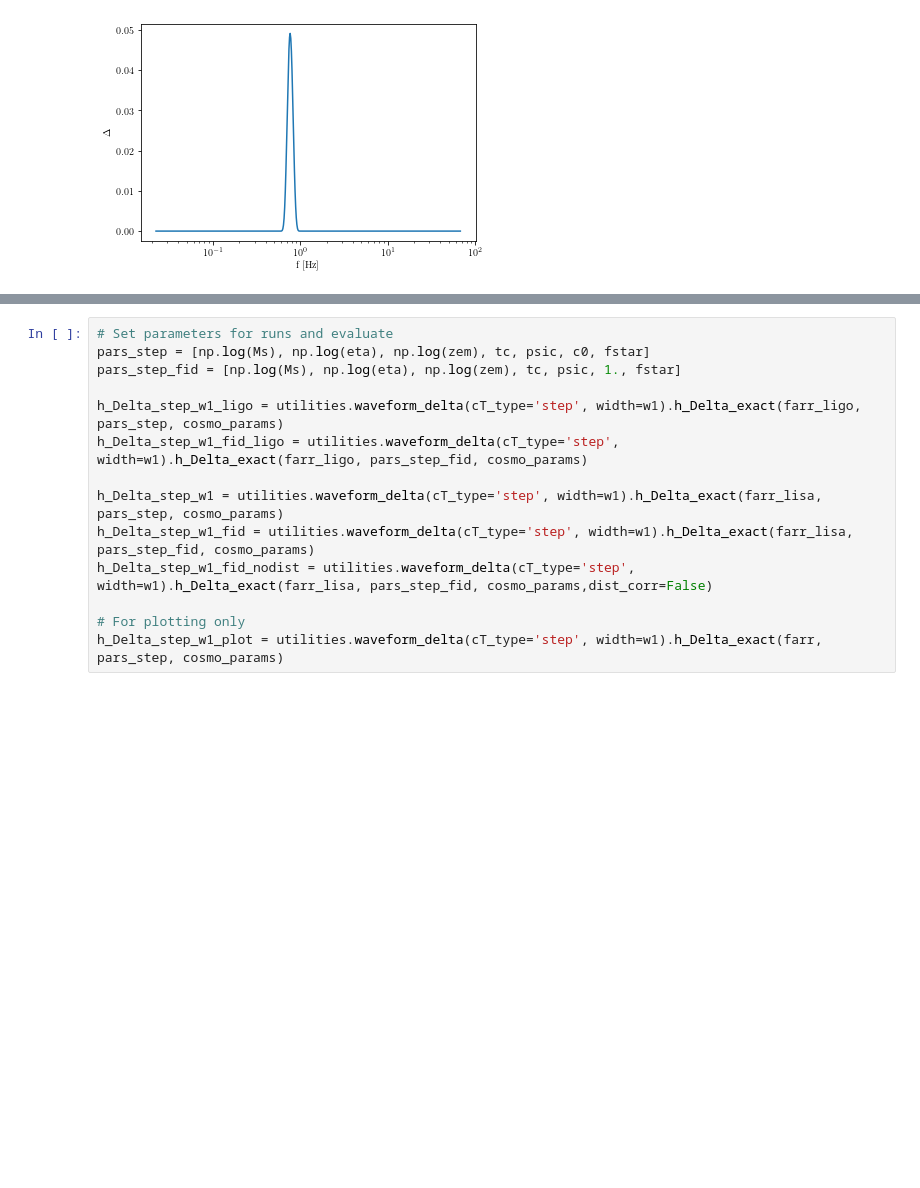
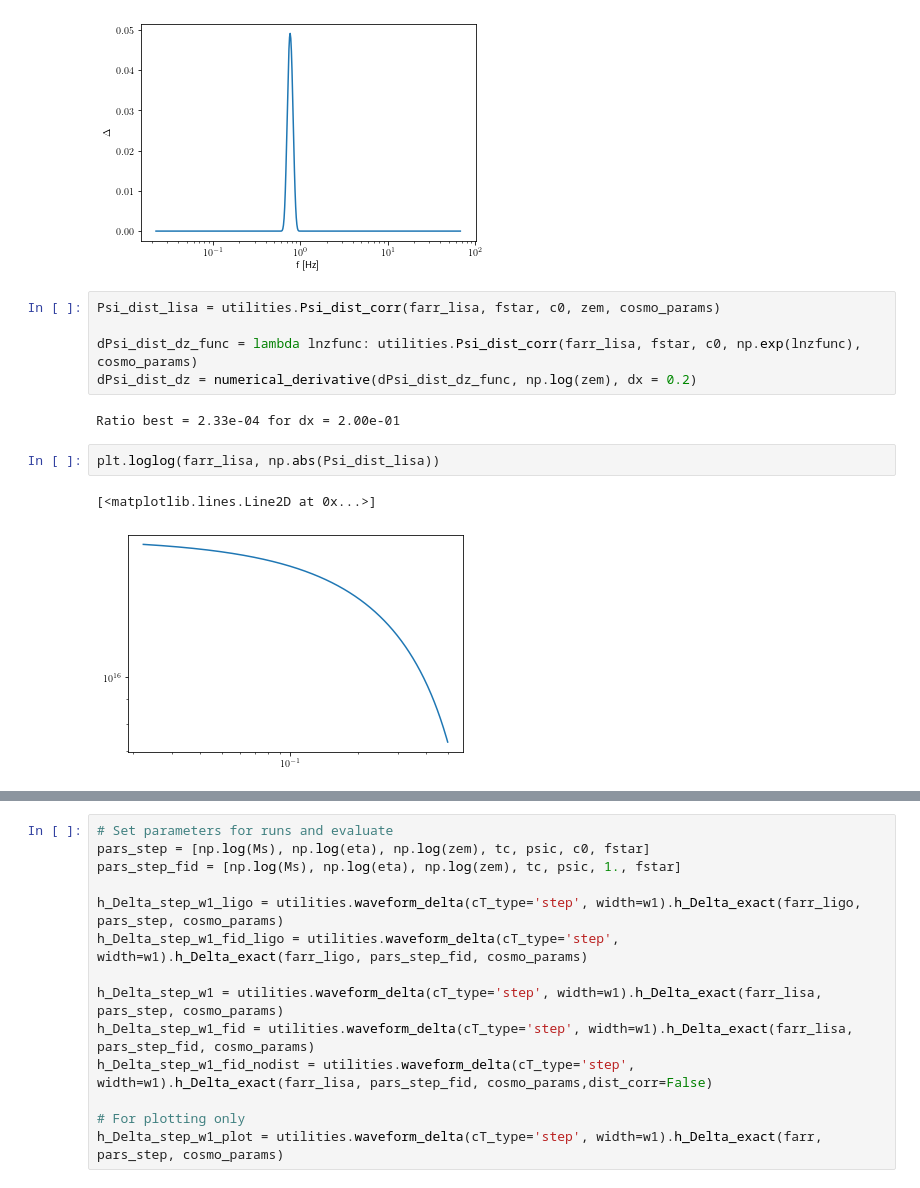
Before and after one commit to AnChenPhys/multiband_MG, a Jupyter notebook: code/multiband_MG_new.ipynb, the cells around one changed output, grey strips where cells are left out. Cells and saved outputs as stored; diff of their text form; blank space fills up the shorter version.

```diff
--- a/code/multiband_MG_new.ipynb
+++ b/code/multiband_MG_new.ipynb
@@ -364,3 +418,15 @@ plt.ylabel(r'$\Delta$')
 # %% [output]
 Text(0, 0.5, '$\\Delta$')
 [figure]
+# %%
+Psi_dist_lisa = utilities.Psi_dist_corr(farr_lisa, fstar, c0, zem, cosmo_params)
+
+dPsi_dist_dz_func = lambda lnzfunc: utilities.Psi_dist_corr(farr_lisa, fstar, c0, np.exp(lnzfunc), cosmo_params)
+dPsi_dist_dz = numerical_derivative(dPsi_dist_dz_func, np.log(zem), dx = 0.2)
+# %% [output]
+Ratio best = 2.33e-04 for dx = 2.00e-01
+# %%
+plt.loglog(farr_lisa, np.abs(Psi_dist_lisa))
+# %% [output]
+[<matplotlib.lines.Line2D at 0x...>]
+[figure, added]
```
Also changed, not shown: parts of 26 cells of this notebook, 1 other file.
